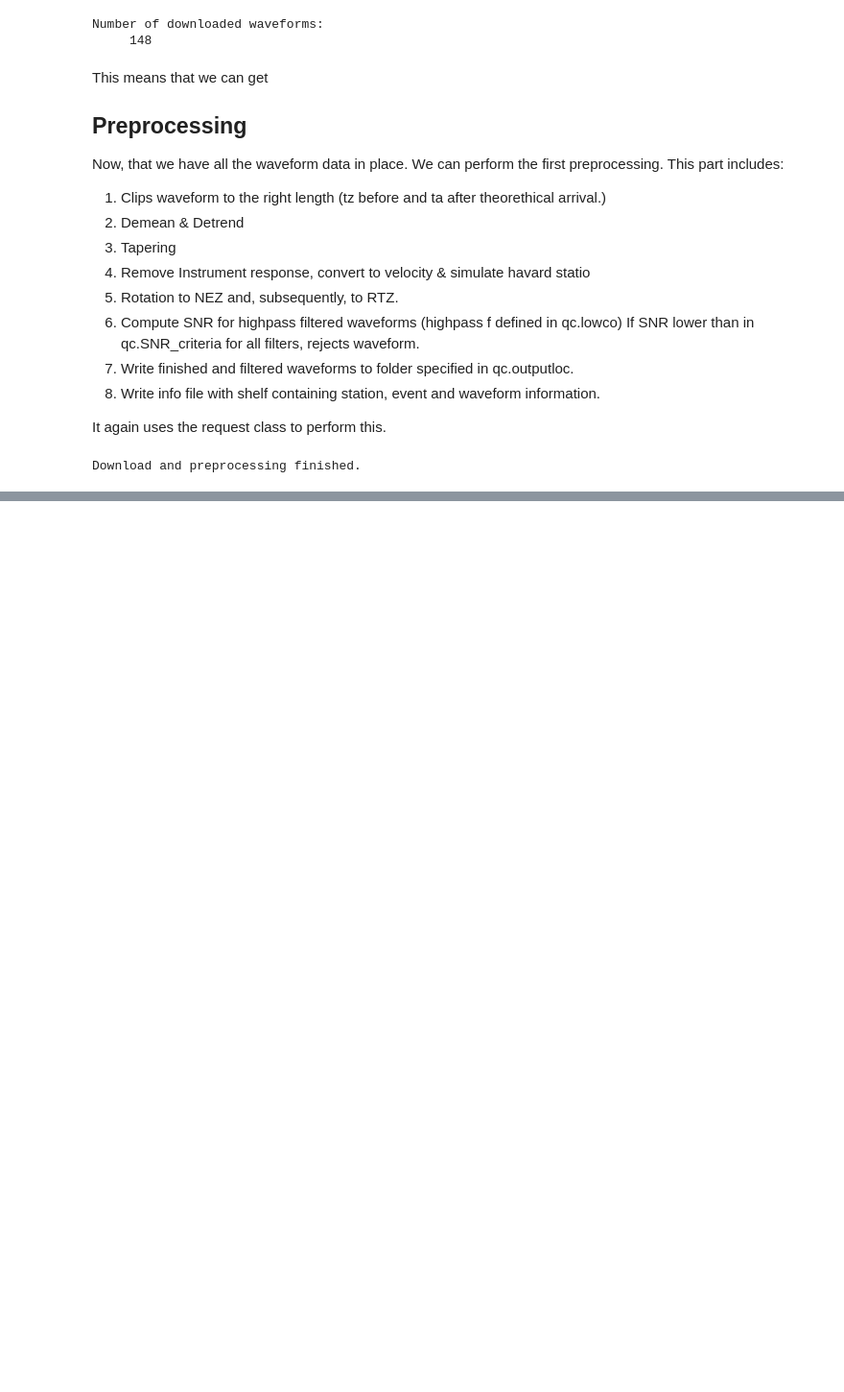
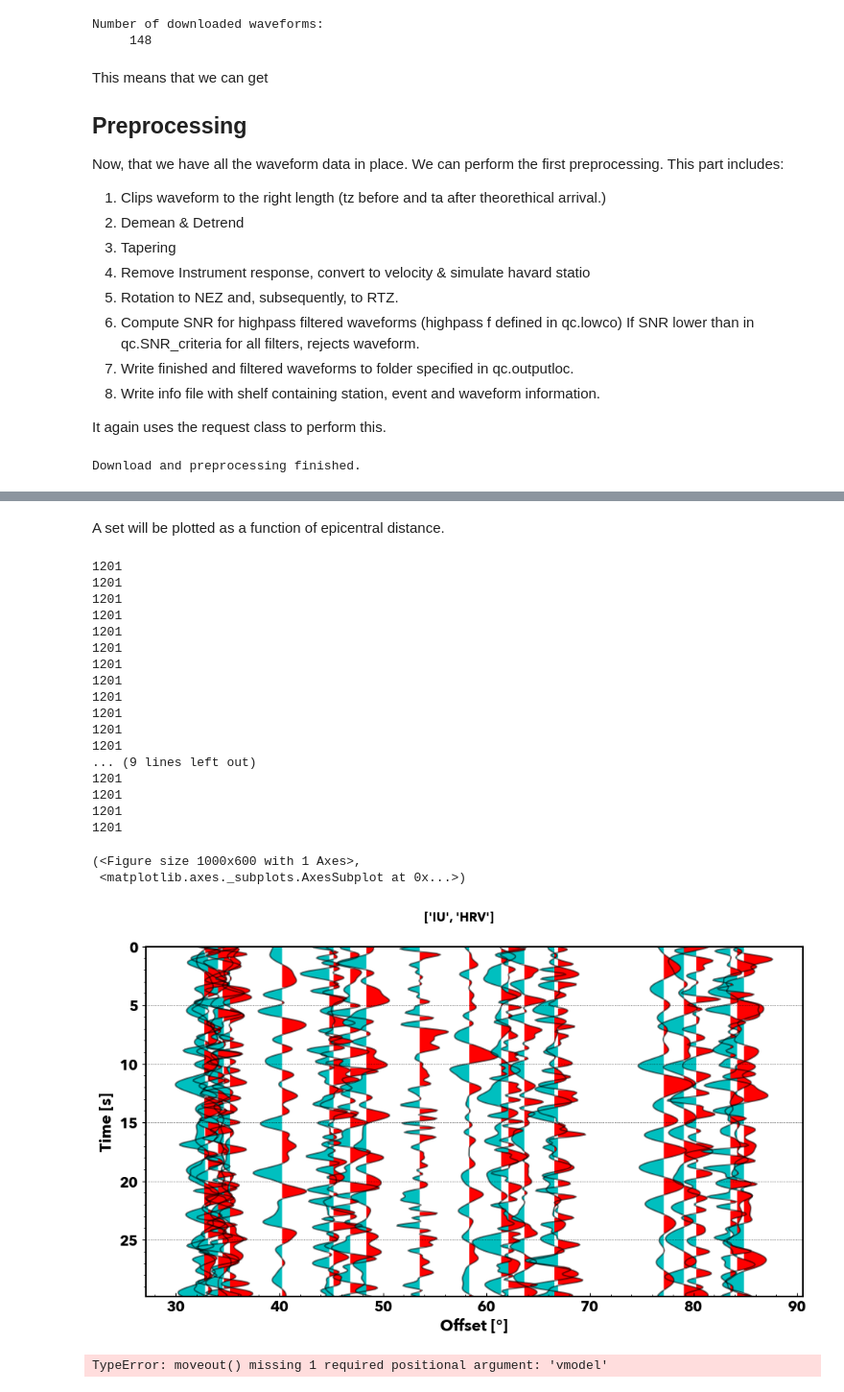
Before and after one commit to PyGLImER/PyGLImER, a Jupyter notebook: examples/00_DataCollection.ipynb, the cells around one changed output, grey strips where cells are left out. Shown at 96% size. Drawn from its saved outputs; the diff is of its cells as text; code cells hidden in the pictures; blank space fills up the shorter version.

```diff
--- a/examples/00_DataCollection.ipynb
+++ b/examples/00_DataCollection.ipynb
@@ -268,0 +297,33 @@ mtz2.plot()
+# %% [markdown]
+A set will be plotted as a function of epicentral distance.
+# %%
+rfst.plot()
+# %% [output]
+1201
+1201
+1201
+1201
+1201
+1201
+1201
+1201
+1201
+1201
+1201
+1201
+... (9 lines left out)
+1201
+1201
+1201
+1201
+(<Figure size 1000x600 with 1 Axes>,
+ <matplotlib.axes._subplots.AxesSubplot at 0x...>)
+[figure, added]
+# %%
+from utils.plot_utils import set_mpl_params
+import matplotlib as plt
+set_mpl_params()
+
+rfst.moveout()
+# %% [output]
+TypeError: moveout() missing 1 required positional argument: 'vmodel'
```
Also changed, not shown: parts of 12 cells of this notebook, 2 other files.
